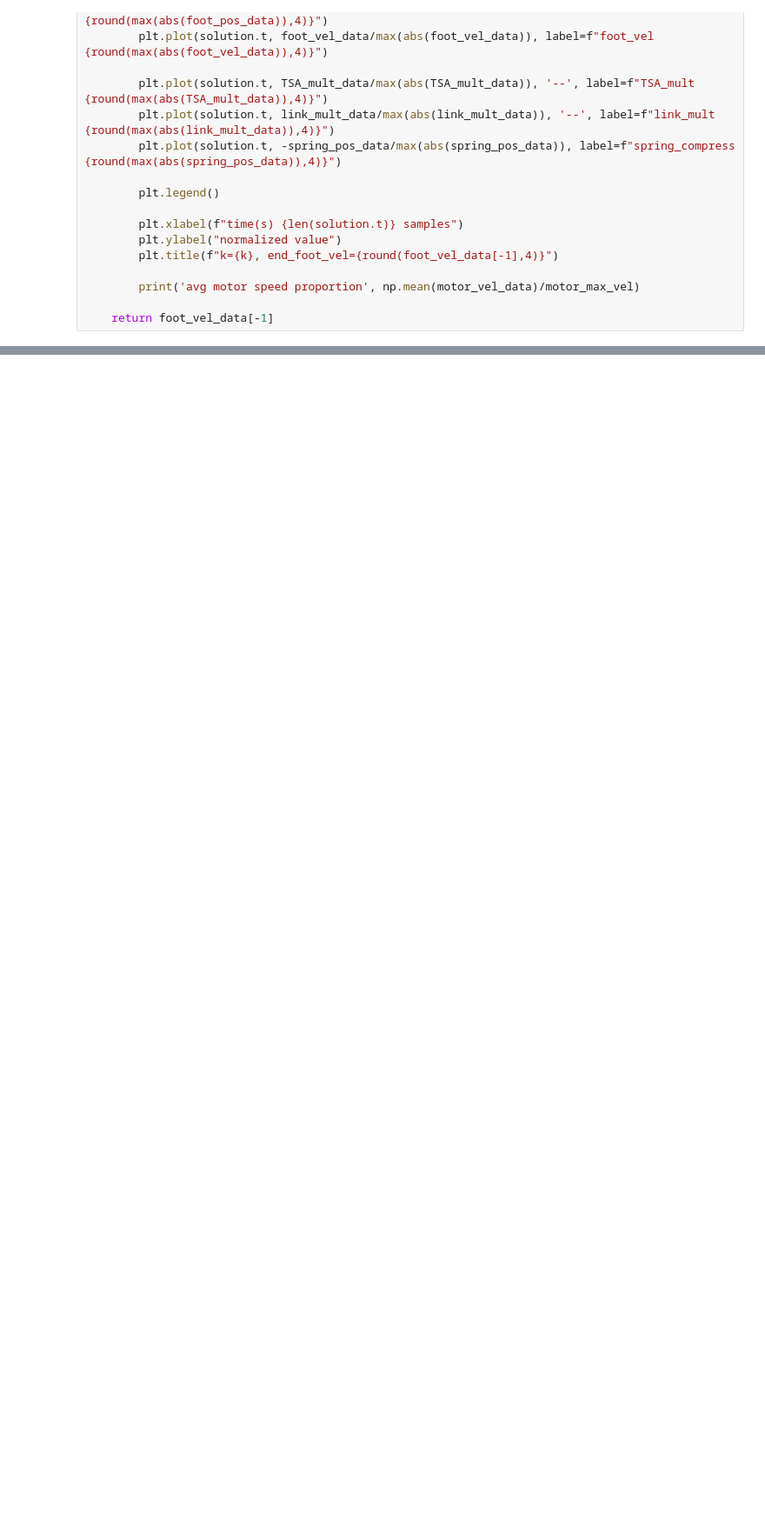
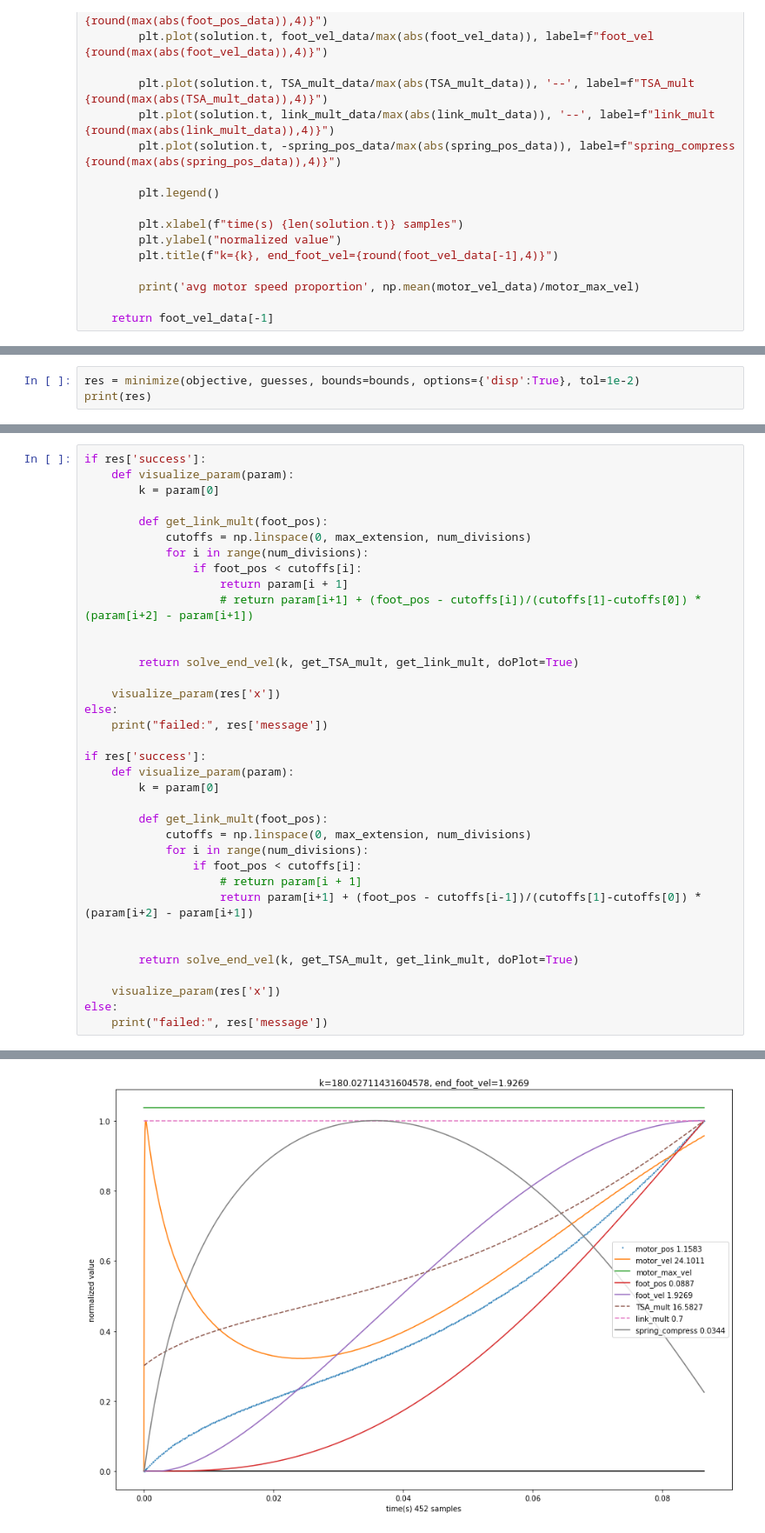
Before and after one commit to qwertpas/saltosim, a Jupyter notebook: notebooks/MAsim.ipynb, the cells around one changed output, grey strips where cells are left out. Shown: that part at 87% size. Cells and saved outputs as stored; diff of their text form; blank space fills up the shorter version.

```diff
--- a/notebooks/MAsim.ipynb
+++ b/notebooks/MAsim.ipynb
@@ -149,0 +177,3 @@ plt.plot(test_ks, end_vels, 'o')
+# %%
+res = minimize(objective, guesses, bounds=bounds, options={'disp':True}, tol=1e-2)
+print(res)
@@ -149,0 +193,37 @@ plt.plot(test_ks, end_vels, 'o')
+# %%
+if res['success']:
+    def visualize_param(param):
+        k = param[0]
+
+        def get_link_mult(foot_pos):
+            cutoffs = np.linspace(0, max_extension, num_divisions)
+            for i in range(num_divisions):
+                if foot_pos < cutoffs[i]:
+                    return param[i + 1]
+                    # return param[i+1] + (foot_pos - cutoffs[i])/(cutoffs[1]-cutoffs[0]) * (param[i+2] - param[i+1])
+
+
+        return solve_end_vel(k, get_TSA_mult, get_link_mult, doPlot=True)
+
+    visualize_param(res['x'])
+else:
+    print("failed:", res['message'])
+
+if res['success']:
+    def visualize_param(param):
+        k = param[0]
+
+        def get_link_mult(foot_pos):
+            cutoffs = np.linspace(0, max_extension, num_divisions)
+            for i in range(num_divisions):
+                if foot_pos < cutoffs[i]:
+                    # return param[i + 1]
+                    return param[i+1] + (foot_pos - cutoffs[i-1])/(cutoffs[1]-cutoffs[0]) * (param[i+2] - param[i+1])
+
+
+        return solve_end_vel(k, get_TSA_mult, get_link_mult, doPlot=True)
+
+    visualize_param(res['x'])
+else:
+    print("failed:", res['message'])
+# %% [output]
@@ -149,0 +232 @@ plt.plot(test_ks, end_vels, 'o')
+[figure, added]
```
Also changed, not shown: parts of 6 cells of this notebook.
